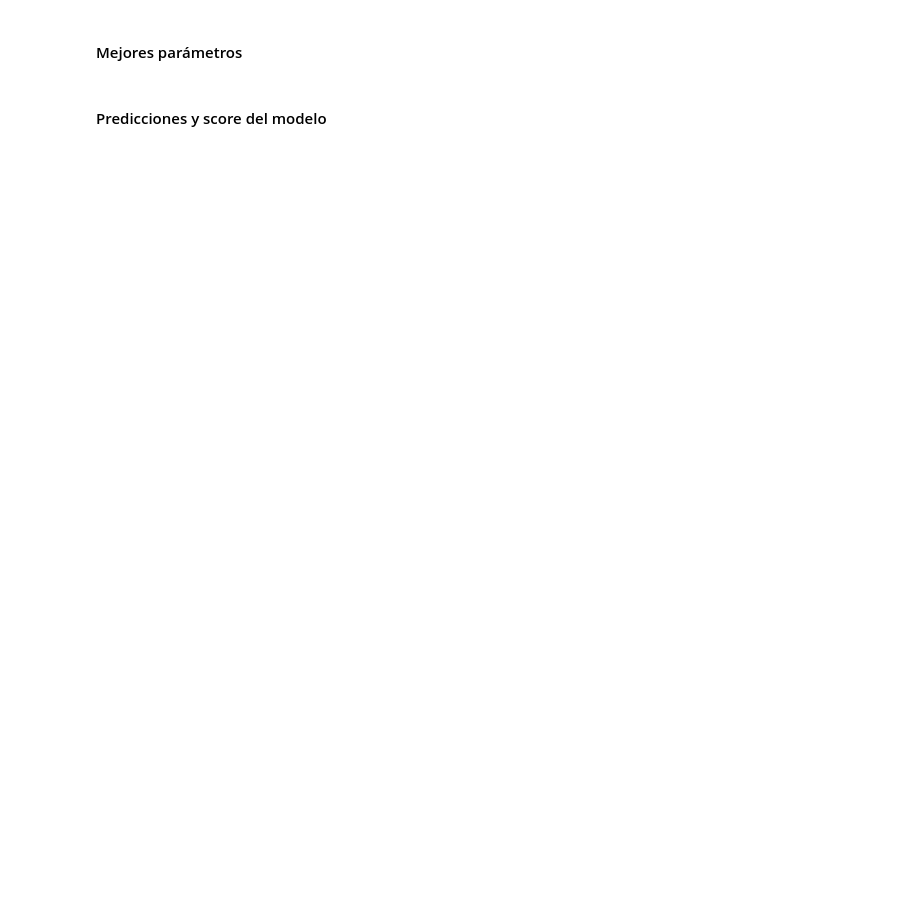
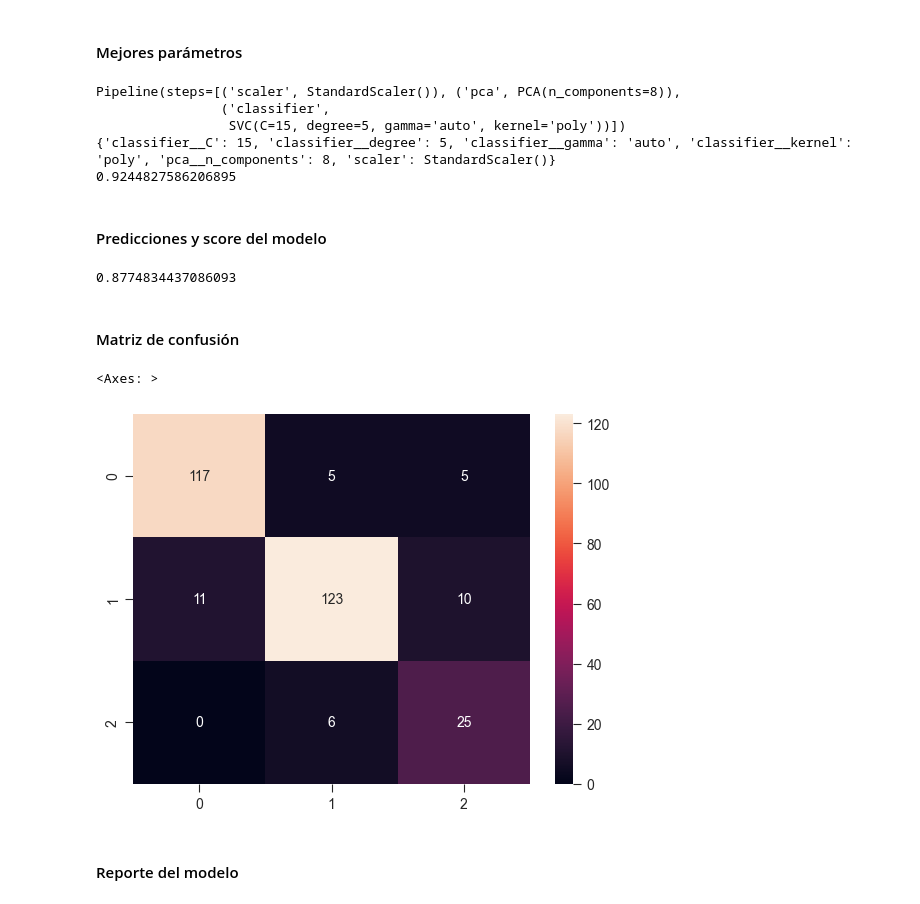
Before and after one commit to Matias-Ibarra/Proyecto_ML, a Jupyter notebook: notebooks/03_Entrenamiento_Evaluacion.ipynb, the cells around one changed output. Drawn from its saved outputs; the diff is of its cells as text; code cells hidden in the pictures; blank space fills up the shorter version.

```diff
--- a/notebooks/03_Entrenamiento_Evaluacion.ipynb
+++ b/notebooks/03_Entrenamiento_Evaluacion.ipynb
@@ -641,0 +595,7 @@ clf.fit(X_train_resampled, y_train_resampled)
+# %%
+pipe_gs_rf = Pipeline(steps=[
+    ('scaler', StandardScaler()),
+    ('pca', PCA()),
+    ('classifier', svm.SVC())
+])
+pipe_gs_rf
@@ -641,0 +605,13 @@ clf.fit(X_train_resampled, y_train_resampled)
+# %%
+params = {
+    "scaler" : [StandardScaler(), MinMaxScaler(), None],
+    "pca__n_components": [5,6,7,8,9,10,11,12,13,14,15,16],
+    'classifier__C': [15,20,25,30],
+    'classifier__degree': [1,2,3,4,5,6,7],
+    'classifier__kernel': ['linear', 'rbf', 'sigmoid', 'poly'],
+    'classifier__gamma': ['scale', 'auto']
+}
+# %%
+gs = GridSearchCV(pipe_gs_rf, params, cv=10, scoring="accuracy", n_jobs=-1)
+
+gs.fit(X_train_resampled, y_train_resampled)
@@ -642,16 +632,31 @@ clf.fit(X_train_resampled, y_train_resampled)
 # %% [markdown]
 #### Mejores parámetros
 # %%
-print(clf.best_estimator_)
-print(clf.best_params_)
-print(clf.best_score_)
+print(gs.best_estimator_)
+print(gs.best_params_)
+print(gs.best_score_)
+# %% [output]
+Pipeline(steps=[('scaler', StandardScaler()), ('pca', PCA(n_components=8)),
+                ('classifier',
+                 SVC(C=15, degree=5, gamma='auto', kernel='poly'))])
+{'classifier__C': 15, 'classifier__degree': 5, 'classifier__gamma': 'auto', 'classifier__kernel': 'poly', 'pca__n_components': 8, 'scaler': StandardScaler()}
+0.9244827586206895
 # %% [markdown]
 #### Predicciones y score del modelo
 # %%
-final_rfc = clf.best_estimator_
-final_rfc.fit(X_train_resampled, y_train_resampled)
-y_pred = final_rfc.predict(X_test_resampled)
-final_rfc.score(X_test_resampled,y_test_resampled)
+final_gs = gs.best_estimator_
+final_gs.fit(X_train_resampled, y_train_resampled)
+y_pred = final_gs.predict(X_test)
+final_gs.score(X_test,y_test)
+# %% [output]
+0.8774834437086093
+# %% [markdown]
+#### Matriz de confusión
 # %%
-cm = confusion_matrix( y_test_resampled, y_pred)
-sns.heatmap(cm, annot=True)
+cm = confusion_matrix( y_test, y_pred)
+sns.heatmap(cm, annot=True, fmt="d")
+# %% [output]
+<Axes: >
+[figure, added]
+# %% [markdown]
+#### Reporte del modelo
```
Also changed, not shown: parts of 35 cells of this notebook, 1 other file.
